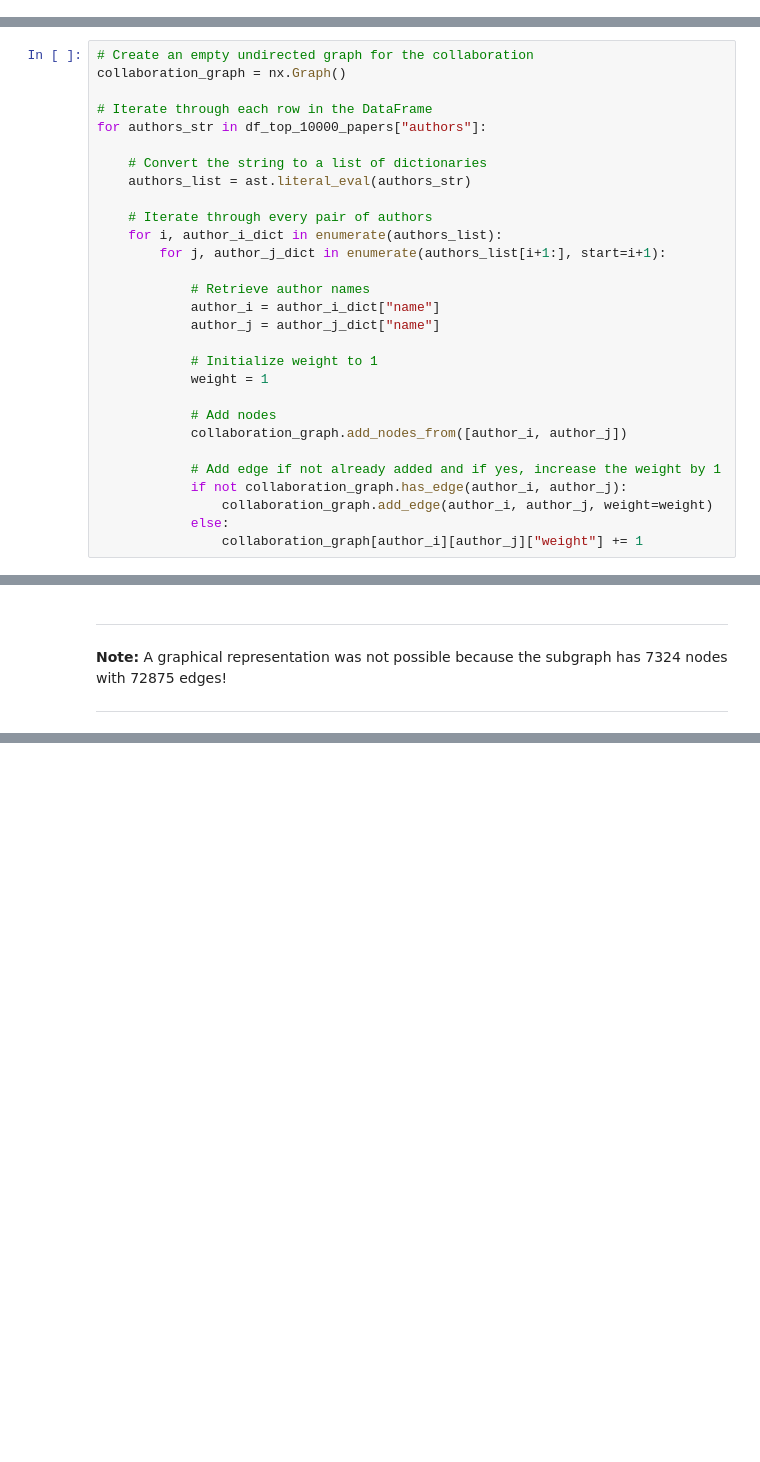
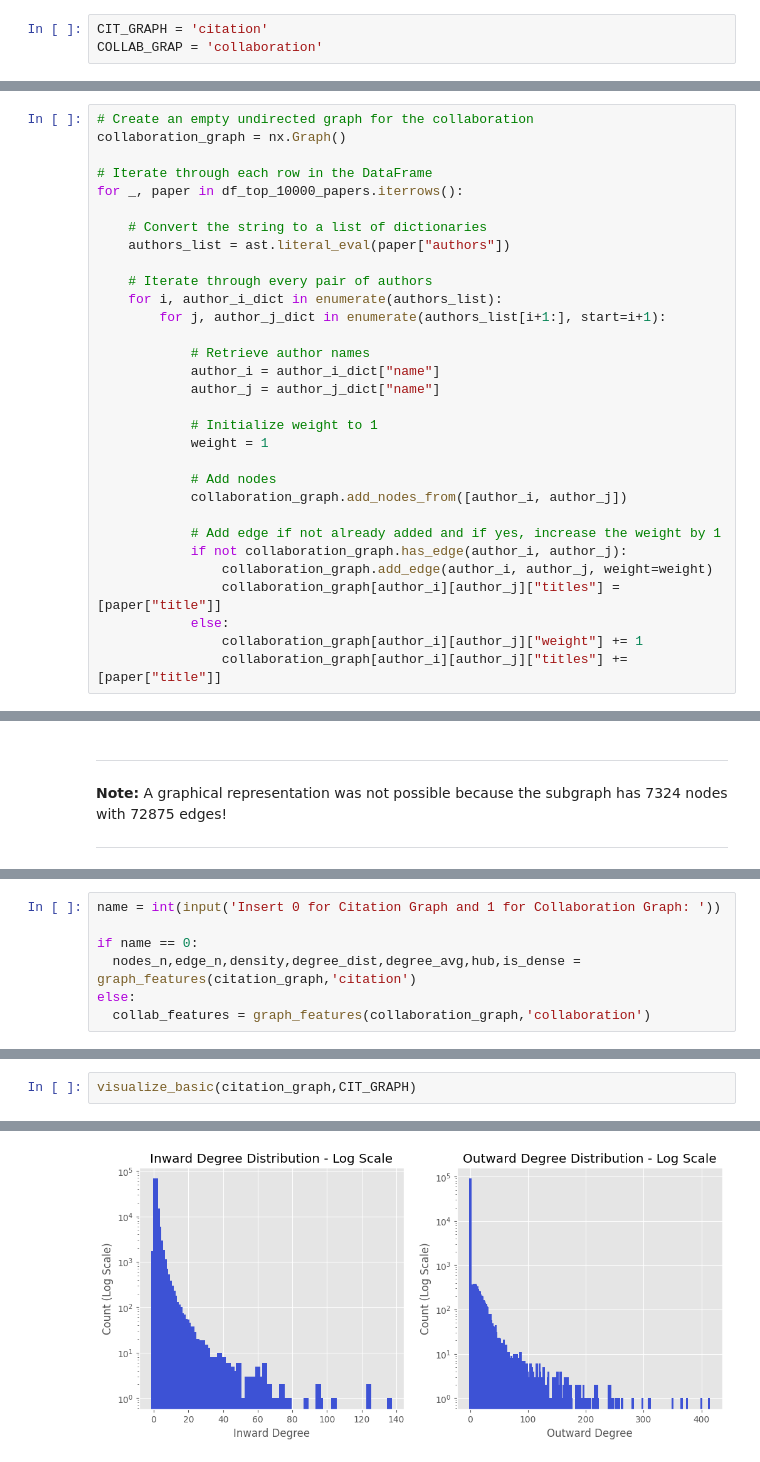
Before and after one commit to ahmadsaaddm/ADM-HW5, a Jupyter notebook: main.ipynb, the cells around one changed output, grey strips where cells are left out. Saved outputs shown, nothing was run; the diff lists cells and outputs as text; blank space fills up the shorter version.

```diff
--- a/main.ipynb
+++ b/main.ipynb
@@ -36,3 +50,6 @@ import pandas as pd
+# %%
+CIT_GRAPH = 'citation'
+COLLAB_GRAP = 'collaboration'
 # %% [markdown]
 ## 1. Data
 In this homework, you will work on a dataset that contains information about a group of papers and their citation relationships. You can find and download the dataset [here](https://www.kaggle.com/datasets/mathurinache/citation-network-dataset).
@@ -260,10 +275,10 @@ Next, we are going to create the collaboration (undirected and weigthed) graph u
 collaboration_graph = nx.Graph()
 
 # Iterate through each row in the DataFrame
-for authors_str in df_top_10000_papers["authors"]:
+for _, paper in df_top_10000_papers.iterrows():
 
     # Convert the string to a list of dictionaries
-    authors_list = ast.literal_eval(authors_str)
+    authors_list = ast.literal_eval(paper["authors"])
 
     # Iterate through every pair of authors
     for i, author_i_dict in enumerate(authors_list):
@@ -282,5 +297,7 @@ for authors_str in df_top_10000_papers["authors"]:
             # Add edge if not already added and if yes, increase the weight by 1
             if not collaboration_graph.has_edge(author_i, author_j):
                 collaboration_graph.add_edge(author_i, author_j, weight=weight)
+                collaboration_graph[author_i][author_j]["titles"] = [paper["title"]]
             else:
                 collaboration_graph[author_i][author_j]["weight"] += 1
+                collaboration_graph[author_i][author_j]["titles"] += [paper["title"]]
@@ -307,0 +378,7 @@ collaboration_subgraph = collaboration_graph.subgraph(largest_component)
+# %%
+name = int(input('Insert 0 for Citation Graph and 1 for Collaboration Graph: '))
+
+if name == 0:
+  nodes_n,edge_n,density,degree_dist,degree_avg,hub,is_dense = graph_features(citation_graph,'citation')
+else:
+  collab_features = graph_features(collaboration_graph,'collaboration')
@@ -307,0 +837,3 @@ collaboration_subgraph = collaboration_graph.subgraph(largest_component)
+# %%
+visualize_basic(citation_graph,CIT_GRAPH)
+# %% [output]
@@ -307,0 +858 @@ collaboration_subgraph = collaboration_graph.subgraph(largest_component)
+[figure, added]
```
Also changed, not shown: parts of 76 cells of this notebook.
